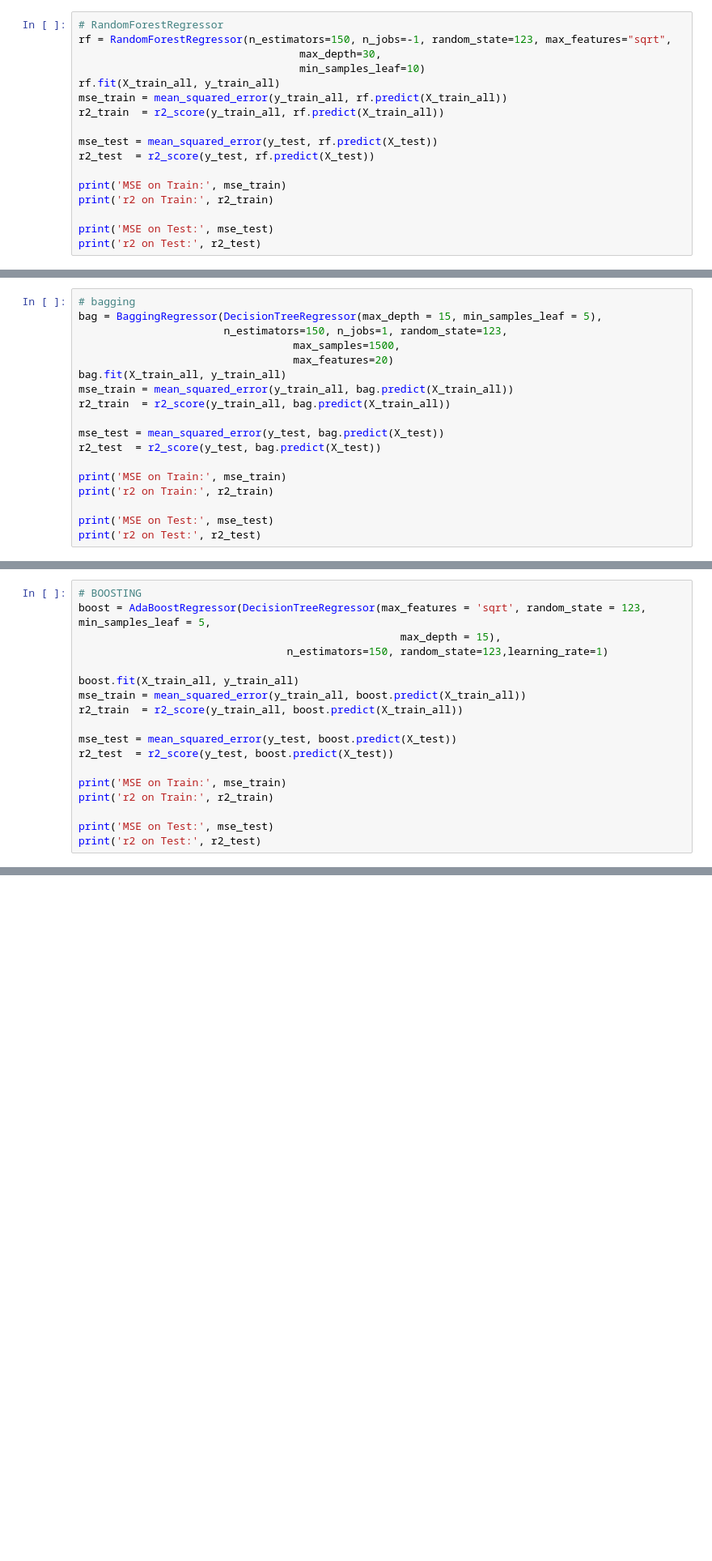
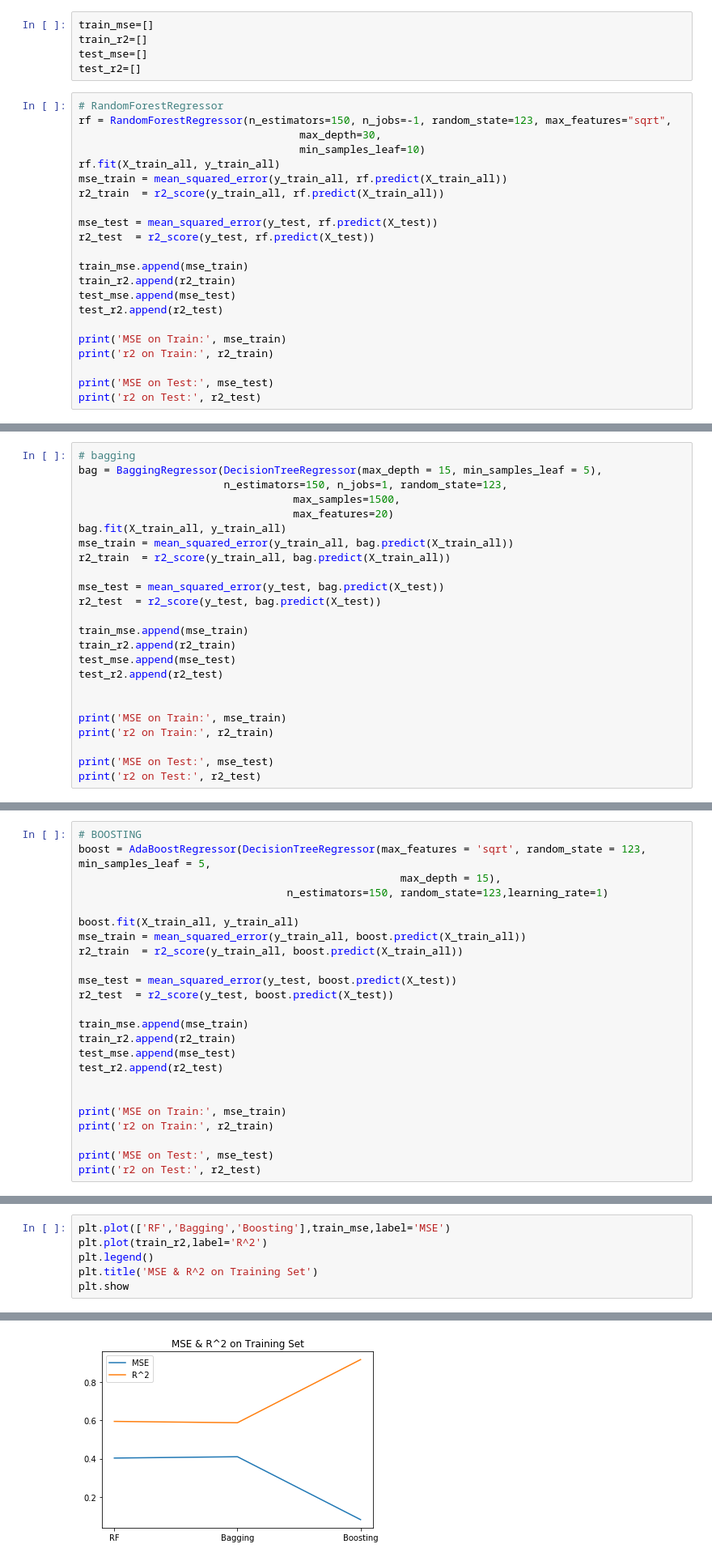
Before and after one commit to meenmo/Forecasting_Stock_Returns_via_Supervised_Learning, a Jupyter notebook: Code/AAT-DT_v6.ipynb, the cells around one changed output, grey strips where cells are left out. Shown: that part at 81% size. Saved outputs shown, nothing was run; the diff lists cells and outputs as text; blank space fills up the shorter version.

Commit message:
Add misc plot

```diff
--- a/Code/AAT-DT_v6.ipynb
+++ b/Code/AAT-DT_v6.ipynb
@@ -1228,6 +1226,11 @@ for learn in ([0.01,0.1,1]):
 - learning_rate = 1
 # %% [markdown]
 ## FINAL PREDICTION
+# %%
+train_mse=[]
+train_r2=[]
+test_mse=[]
+test_r2=[]
 # %%
 # RandomForestRegressor
 rf = RandomForestRegressor(n_estimators=150, n_jobs=-1, random_state=123, max_features="sqrt",
@@ -1240,6 +1243,11 @@ r2_train  = r2_score(y_train_all, rf.predict(X_train_all))
 mse_test = mean_squared_error(y_test, rf.predict(X_test))
 r2_test  = r2_score(y_test, rf.predict(X_test))
 
+train_mse.append(mse_train)
+train_r2.append(r2_train)
+test_mse.append(mse_test)
+test_r2.append(r2_test)
+
 print('MSE on Train:', mse_train)
 print('r2 on Train:', r2_train)
 
@@ -1263,6 +1271,12 @@ r2_train  = r2_score(y_train_all, bag.predict(X_train_all))
 mse_test = mean_squared_error(y_test, bag.predict(X_test))
 r2_test  = r2_score(y_test, bag.predict(X_test))
 
+train_mse.append(mse_train)
+train_r2.append(r2_train)
+test_mse.append(mse_test)
+test_r2.append(r2_test)
+
+
 print('MSE on Train:', mse_train)
 print('r2 on Train:', r2_train)
 
@@ -1286,6 +1300,12 @@ r2_train  = r2_score(y_train_all, boost.predict(X_train_all))
 mse_test = mean_squared_error(y_test, boost.predict(X_test))
 r2_test  = r2_score(y_test, boost.predict(X_test))
 
+train_mse.append(mse_train)
+train_r2.append(r2_train)
+test_mse.append(mse_test)
+test_r2.append(r2_test)
+
+
 print('MSE on Train:', mse_train)
 print('r2 on Train:', r2_train)
 
@@ -1298,0 +1319,7 @@ r2 on Test: 0.4145684929315667
+# %%
+plt.plot(['RF','Bagging','Boosting'],train_mse,label='MSE')
+plt.plot(train_r2,label='R^2')
+plt.legend()
+plt.title('MSE & R^2 on Training Set')
+plt.show
+# %% [output]
@@ -1298,0 +1327 @@ r2 on Test: 0.4145684929315667
+[figure, added]
```
Also changed, not shown: parts of 17 cells of this notebook.
